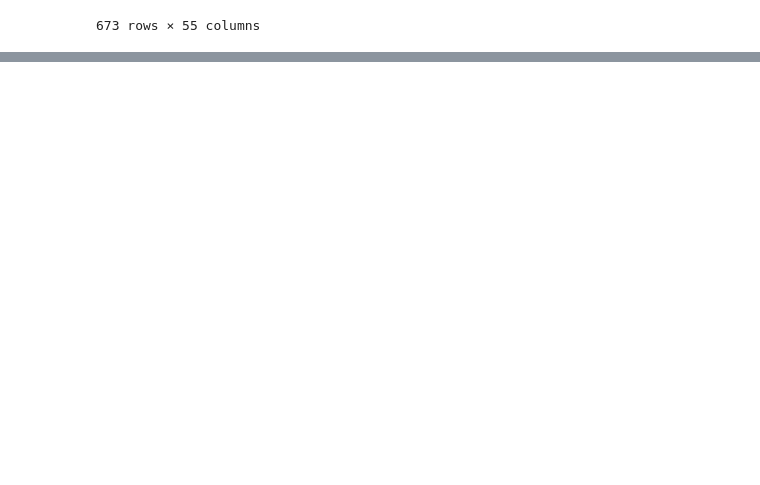
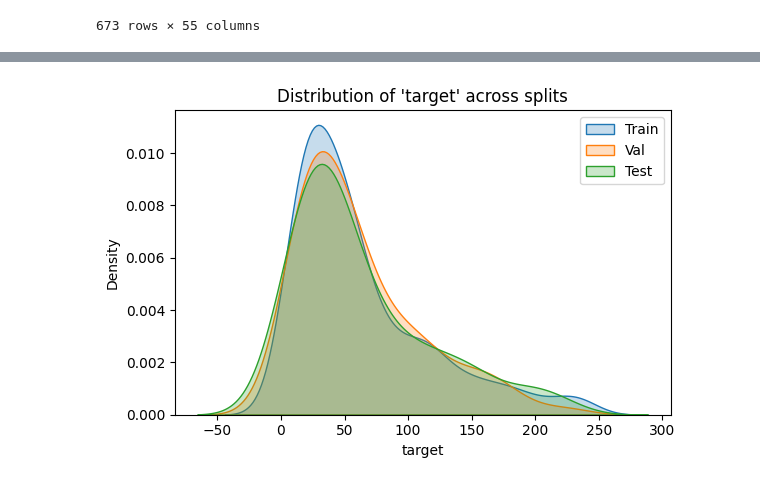
Before and after one commit to ChiaYing0/deep_learning_project, a Jupyter notebook: data_split.ipynb, the cells around one changed output, grey strips where cells are left out. Cells and saved outputs as stored; diff of their text form; code cells hidden in the pictures; blank space fills up the shorter version.

Commit message:
add data_robust files

```diff
--- a/data_split.ipynb
+++ b/data_split.ipynb
@@ -95,35 +95,82 @@ train_df
 | 114 | https://www.facebook.com/photo/?f... | 89035956_2901732349894336_7192256... | 1 | 7.00 | 0 | 0 | 0 | 0 | 0 | 0 | ... |
 673 rows × 55 columns
 # %%
+from sklearn.model_selection import train_test_split
+import matplotlib.pyplot as plt
 import pandas as pd
-from sklearn.model_selection import train_test_split
+import seaborn as sns
 
-SEED = 42
+def stratified_split_3way(
+    df,
+    target_col="target",
+    train_ratio=0.8,
+    val_ratio=0.1,
+    test_ratio=0.1,
+    seed=42,
+    bins=10,
+    plot=True
+):
+    assert abs(train_ratio + val_ratio + test_ratio - 1.0) < 1e-6, "Ratios must sum to 1.0"
+
+    # Step 1: 分箱
+    df = df.copy()
+    df["target_bin"] = pd.qcut(df[target_col], q=bins, labels=False, duplicates='drop')
+
+    # Step 2: 切 train vs (val+test)
+    train_df, temp_df = train_test_split(
+        df,
+        stratify=df["target_bin"],
+        test_size=val_ratio + test_ratio,
+        random_state=seed
+    )
+
+    # Step 3: 再切 val vs test
+    temp_bin = temp_df["target_bin"]  # stratify 必須對應同個 index
+    val_ratio_adj = val_ratio / (val_ratio + test_ratio)
+    val_df, test_df = train_test_split(
+        temp_df,
+        stratify=temp_bin,
+        test_size=1 - val_ratio_adj,
+        random_state=seed
+    )
+
+    # Step 4: 移除中繼欄位
+    train_df = train_df.drop(columns=["target_bin"])
+    val_df = val_df.drop(columns=["target_bin"])
+    test_df = test_df.drop(columns=["target_bin"])
+
+    # Step 5: 畫圖
+    if plot:
+        plt.figure(figsize=(6, 4))
+        sns.kdeplot(train_df[target_col], label="Train", fill=True)
+        sns.kdeplot(val_df[target_col], label="Val", fill=True)
+        sns.kdeplot(test_df[target_col], label="Test", fill=True)
+        plt.title(f"Distribution of '{target_col}' across splits")
+        plt.legend()
+        plt.tight_layout()
+        plt.show()
+
+    return train_df, val_df, test_df
+
+def remove_outlers(df):
+
+    Q1 = df['target'].quantile(0.25)
+    Q3 = df['target'].quantile(0.75)
+    IQR = Q3 - Q1
+
+    upper_bound = Q3 + 1.5 * IQR
+
+    return df[df['target'] <= upper_bound]
 
 df = pd.read_csv("./data/data_all.csv",index_col="id")
-
-columns_train = ['type','age', 'gender','size','health', *[c for c in df.columns if c.startswith("breed_")], *[c for c in df.columns if c.startswith("color_")], 'target','target_log']
-
-df = df.sort_values("target").iloc[:900]
-
-df = df[['href', 'img']+ columns_train]
+df = remove_outlers(df)
 
 
-train_df, valid_test_df = train_test_split(
-    df,
-    test_size=0.2,
-    random_state=SEED,
-)
 
-valid_df, test_df = train_test_split(
-    valid_test_df,
-    test_size=0.5,
-    random_state=SEED,
-)
 
-train_df.to_csv("./data/train_900.csv")
-valid_df.to_csv("./data/val_900.csv")
-test_df.to_csv("./data/test_900.csv")
+a,b,c = stratified_split_3way(df, "target", bins=10)
 
-train_df
+a.to_csv("./data/train_robust.csv")
+b.to_csv("./data/val_robust.csv")
+c.to_csv("./data/test_robust.csv")
 # %% [output]
@@ -143,0 +177 @@ train_df
+[figure, added]
```
Also changed, not shown: parts of 1 cell of this notebook, 4 other files.
